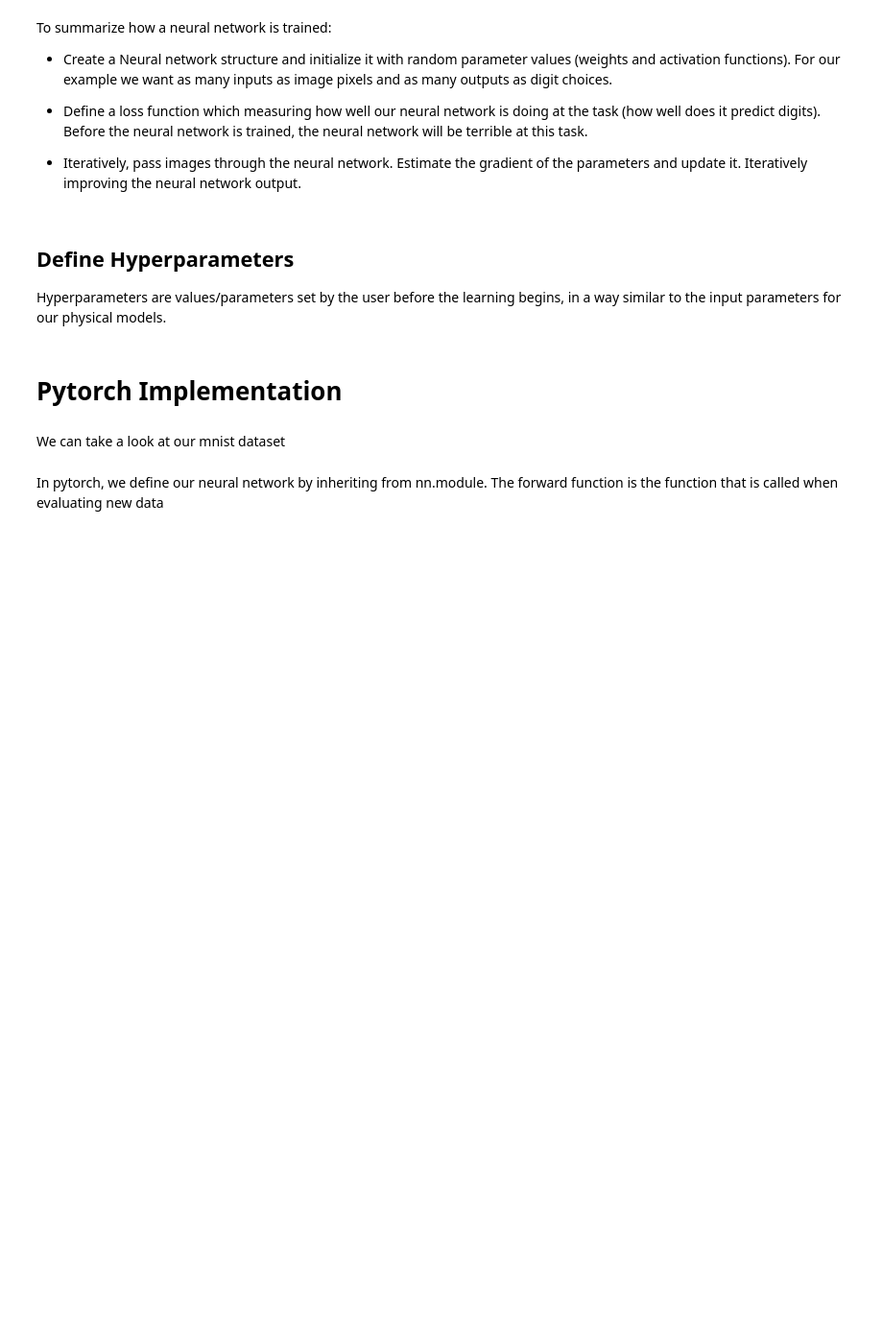
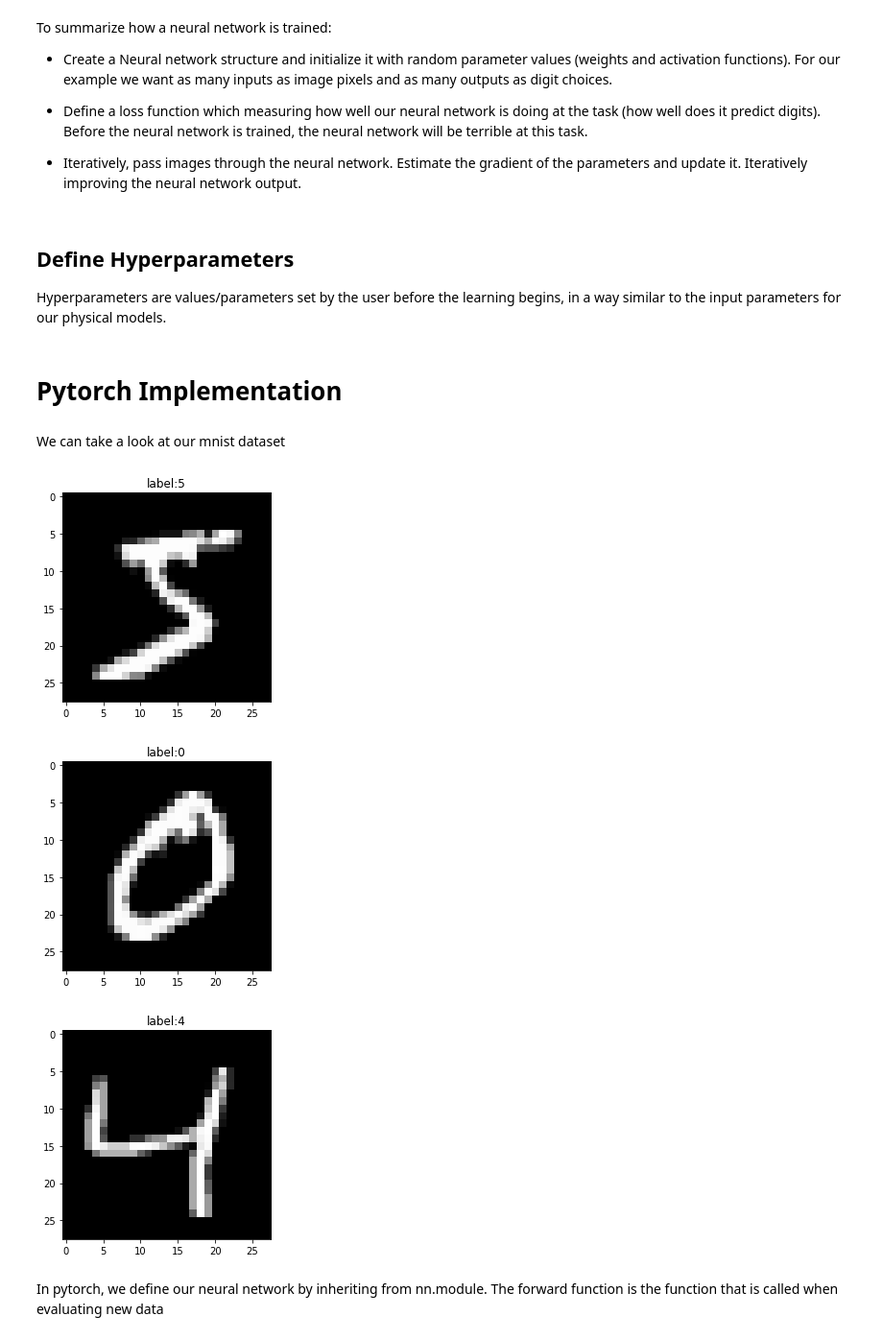
Before and after one commit to drd13/PADml, a Jupyter notebook: PAD-ML.ipynb, the cells around one changed output. Shown: that part at 96% size. Drawn from its saved outputs; the diff is of its cells as text; code cells hidden in the pictures; blank space fills up the shorter version.

```diff
--- a/PAD-ML.ipynb
+++ b/PAD-ML.ipynb
@@ -108,12 +116,17 @@ test_loader = torch.utils.data.DataLoader(test_mnist,batch_size=1000, shuffle=Tr
 # %% [markdown]
 We can take a look at our mnist dataset
 # %%
+%matplotlib inline
 import matplotlib.pyplot as plt
 train_mnist[0][0][0].shape
 for i in range(3):
-    plt.title("label:{}".format(train_mnist[i][1].numpy()))
+    plt.title("label:{}".format(train_mnist[i][1]))
     plt.imshow(train_mnist[i][0][0], cmap='gray', interpolation='none')
     plt.show()
+# %% [output]
+[figure, added]
+[figure, added]
+[figure, added]
 # %% [markdown]
 In pytorch, we define our neural network by inheriting from nn.module. The forward function is the function that is called when evaluating new data
 # %%
```
Also changed, not shown: parts of 21 cells of this notebook, 1 other file.
